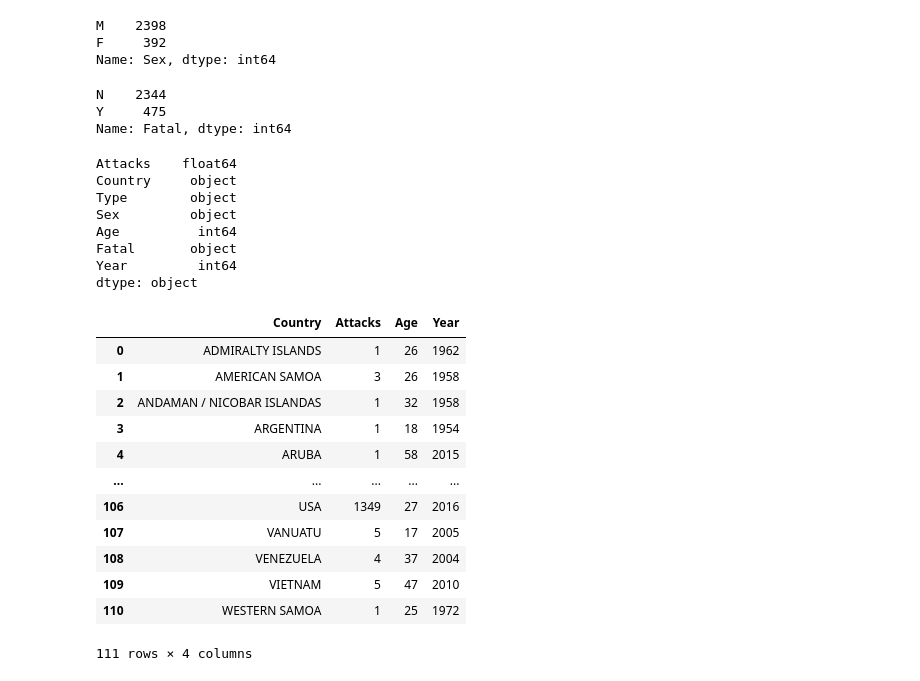
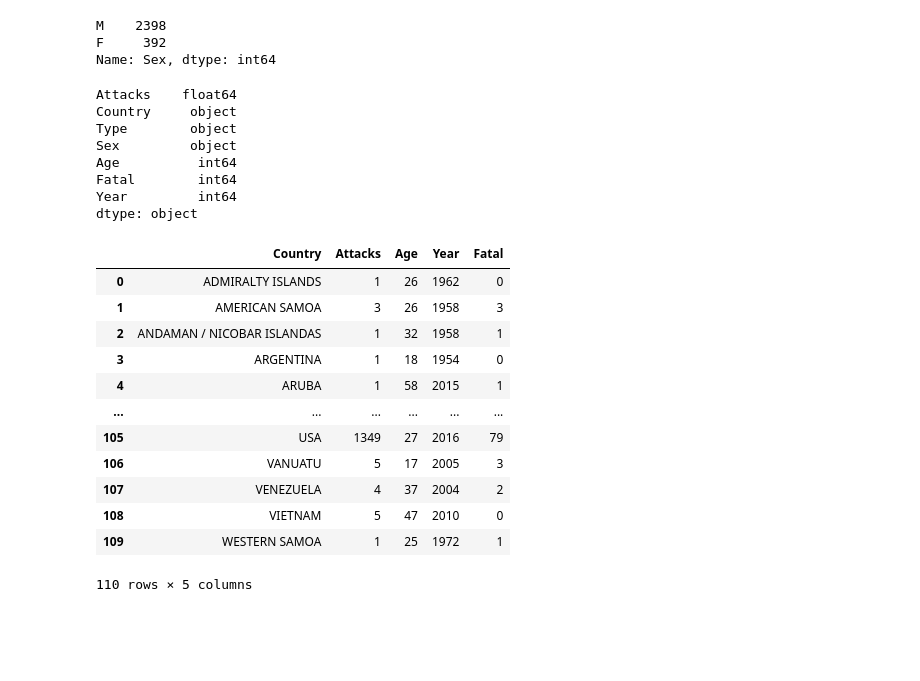
Before and after one commit to jm-cruz-d/Shark-project, a Jupyter notebook: data-wrangling.ipynb, the cells around one changed output. Cells and saved outputs as stored; diff of their text form; code cells hidden in the pictures; blank space fills up the shorter version.

```diff
--- a/data-wrangling.ipynb
+++ b/data-wrangling.ipynb
@@ -193,7 +162,7 @@ Name: Year, dtype: int64
 # %%
 '''
 Al eliminar las últimas filas la columna original order no tiene sentido,
-también elimino area y location porque mi hipotesis se va a centrar en paises
-y el Investigator or Source y name porque no da un dato que me interese
+también elimino area y location porque mi hipotesis se va a centrar en paises,
+y el Investigator or Source, name y Activity porque no da un dato que me interese
 '''
-df = df.drop(columns=['Area', 'Location', 'original order', 'Investigator or Source', 'Name', 'Injury', 'Time','Species '])
+df = df.drop(columns=['Area', 'Location', 'original order', 'Investigator or Source', 'Name', 'Injury', 'Time','Species ','Activity'])
@@ -217,5 +170,5 @@ df
 #Renombro los paises mal escritos
 print(set(df['Country']))
 df["Country"].value_counts()
-df.Country = df.Country.replace({" PHILIPPINES": "PHILIPPINES", " TONGA": "TONGA", 'ST. MAARTIN':'ST. MARTIN', 'SOUTH CHINA SEA':'CHINA'})
+df.Country = df.Country.replace({" PHILIPPINES": "PHILIPPINES", " TONGA": "TONGA", 'ST. MAARTIN':'ST. MARTIN', 'SOUTH CHINA SEA':'CHINA', 'Fiji':'FIJI', 'Seychelles':'SEYCHELLES'})
 # %% [output]
@@ -541,11 +474,11 @@ F     392
 Name: Sex, dtype: int64
 # %%
 #Pasar esto a numeros para ver cuantos mueren
+finalbien['Fatal'] = finalbien['Fatal'].str.replace('N', '0')
+finalbien['Fatal'] = finalbien['Fatal'].str.replace('Y', '1')
 finalbien['Fatal'].value_counts()
+finalbien['Fatal'].fillna(0, inplace=True)
+finalbien["Fatal"] = finalbien["Fatal"].astype(int)
-# %% [output]
-N    2344
-Y     475
-Name: Fatal, dtype: int64
 # %%
 print(finalbien.dtypes)
 # %% [output]
@@ -554,24 +487,24 @@ Country     object
 Type        object
 Sex         object
 Age          int64
-Fatal       object
+Fatal        int64
 Year         int64
 dtype: object
 # %%
-Attacks=finalbien.groupby('Country', as_index=False).aggregate({'Attacks':'max', 'Age':'mean', 'Year':'max'})
-Attacks.columns=['Country', 'Attacks', 'Age', 'Year']
+Attacks = finalbien.groupby('Country', as_index=False).aggregate({'Attacks':'max', 'Age':'mean', 'Year':'max', 'Fatal':'sum'})
+Attacks.columns=['Country', 'Attacks', 'Age', 'Year', 'Fatal']
 display(Attacks)
 # %% [output]
-|  | Country | Attacks | Age | Year |
-| 0 | ADMIRALTY ISLANDS | 1 | 26 | 1962 |
-| 1 | AMERICAN SAMOA | 3 | 26 | 1958 |
-| 2 | ANDAMAN / NICOBAR ISLANDAS | 1 | 32 | 1958 |
-| 3 | ARGENTINA | 1 | 18 | 1954 |
-| 4 | ARUBA | 1 | 58 | 2015 |
-| ... | ... | ... | ... | ... |
-| 106 | USA | 1349 | 27 | 2016 |
-| 107 | VANUATU | 5 | 17 | 2005 |
-| 108 | VENEZUELA | 4 | 37 | 2004 |
-| 109 | VIETNAM | 5 | 47 | 2010 |
-| 110 | WESTERN SAMOA | 1 | 25 | 1972 |
+|  | Country | Attacks | Age | Year | Fatal |
+| 0 | ADMIRALTY ISLANDS | 1 | 26 | 1962 | 0 |
+| 1 | AMERICAN SAMOA | 3 | 26 | 1958 | 3 |
+| 2 | ANDAMAN / NICOBAR ISLANDAS | 1 | 32 | 1958 | 1 |
+| 3 | ARGENTINA | 1 | 18 | 1954 | 0 |
+| 4 | ARUBA | 1 | 58 | 2015 | 1 |
+| ... | ... | ... | ... | ... | ... |
+| 105 | USA | 1349 | 27 | 2016 | 79 |
+| 106 | VANUATU | 5 | 17 | 2005 | 3 |
+| 107 | VENEZUELA | 4 | 37 | 2004 | 2 |
+| 108 | VIETNAM | 5 | 47 | 2010 | 0 |
+| 109 | WESTERN SAMOA | 1 | 25 | 1972 | 1 |
-111 rows × 4 columns
+110 rows × 5 columns
```
Also changed, not shown: parts of 29 cells of this notebook, 2 other files.
